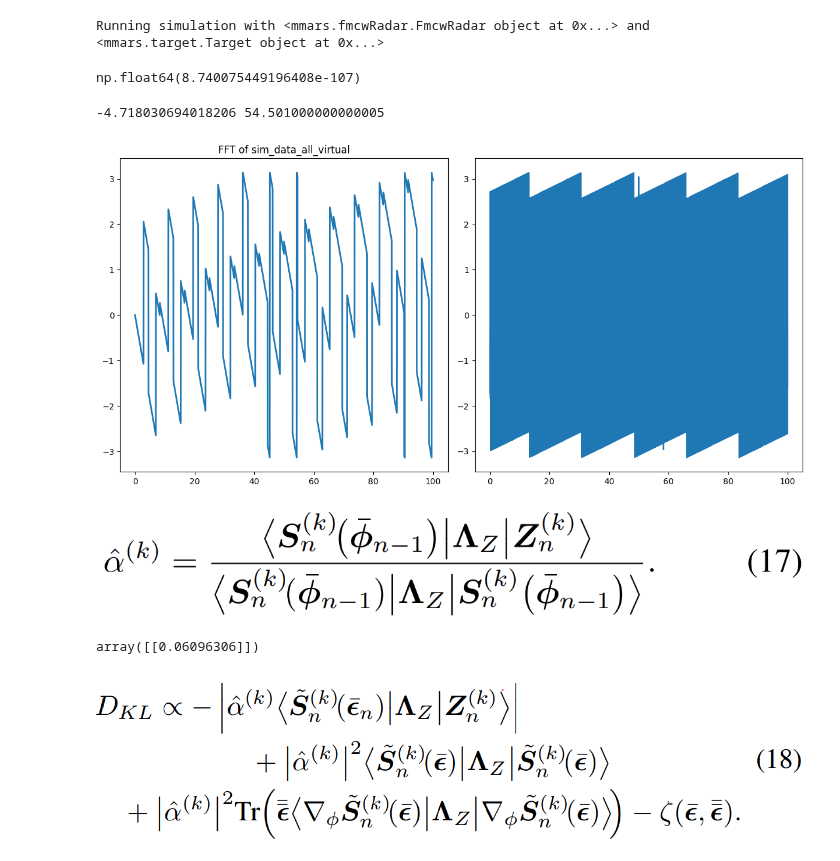
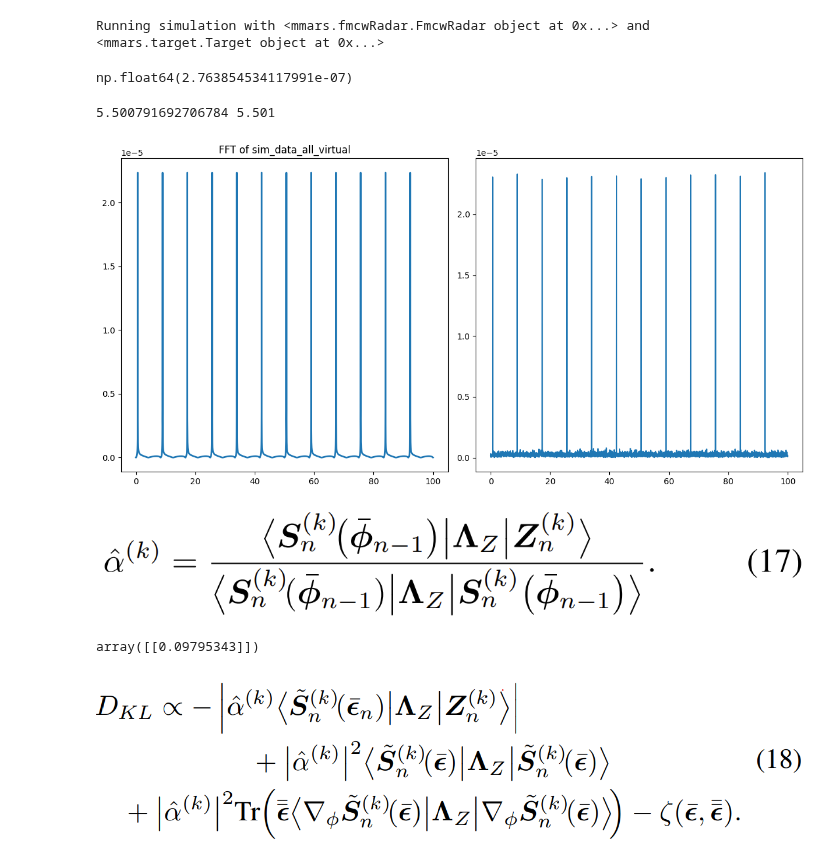
Before and after one commit to RHIMMELAND/MMARS, a Jupyter notebook: examples/MRBLaT_test.ipynb, the cells around one changed output. Drawn from its saved outputs; the diff is of its cells as text; code cells hidden in the pictures.

Commit message:
Updated signal model for the f_IF

```diff
--- a/examples/MRBLaT_test.ipynb
+++ b/examples/MRBLaT_test.ipynb
@@ -31,7 +31,7 @@ import mmars
 # %% [output]
 c:\Users\malth\OneDrive - Aarhus Universitet\Dokumenter\AAU-Studie\10. semester\NEW GIT\MMARS
 # %%
-radar_model_1 = mmars.FmcwRadar(position=np.array([[0,0]]), signalNoiseRatio=[2000, 10], N_chirps=1)
+radar_model_1 = mmars.FmcwRadar(position=np.array([[0,0]]), signalNoiseRatio=[10, 10], N_chirps=1)
 # %% [output]
 [[-0.02336045  0.        ]
  [-0.01557363  0.        ]
@@ -59,7 +59,7 @@ sim_data = simulation_data.get_data()
 lambda_z_coefficient = radar_model_1.get_standardDeviation()
 lambda_z_coefficient
 # %% [output]
-np.float64(8.740075449196408e-107)
+np.float64(2.763854534117991e-07)
 # %%
 wavelength = c/77e9
 
@@ -103,8 +103,7 @@ def generate_S_signal(
     phase_diff_TX_RX -= phase_diff_TX_RX[0,0]
 
     # Compute the Intermediate frequency (IF) frequency:
-    sweepBandwidth = chirp_Rate*T_chirp
-    f_IF = (2*radial_distance*sweepBandwidth)/(c*T_chirp)
+    f_IF = (2*radial_distance*chirp_Rate)/c
 
     # Compute the received power:
     received_power = transmitPower*gain*wavelength**2*radarCrossSection/( (4*np.pi)**3 * radial_distance**4)
@@ -114,10 +113,6 @@ def generate_S_signal(
     #time = np.linspace(0, N_samples/f_sampling, N_samples)[np.newaxis]
     for tx_idx in range(tx_antennas.shape[0]):
         for rx_idx in range(rx_antennas.shape[0]):
-            #S_signal[tx_idx, rx_idx, :, :] = (np.sin(((np.ones((N_chirps,1))@freqs) - f_IF)*2*T_chirp)/((np.ones((N_chirps,1))@freqs) - f_IF) # Changes with ADC samples
-             #                                           *np.exp(1j*phase_diff_TX_RX[tx_idx,rx_idx]*(np.ones((N_chirps,1))@np.ones((1,N_samples)))) # Changes with antennas
-              #                                      )
-
             #index = np.argmin(np.abs((np.ones((N_chirps,1))@freqs) - f_IF))
             #S_signal[tx_idx, rx_idx, :, :] = np.sinc(((np.ones((N_chirps,1))@freqs) - f_IF) *1/2 * T_chirp *1/np.pi) *np.exp(1j*phase_diff_TX_RX[tx_idx,rx_idx])# Changes with antennas
             #S_signal[tx_idx, rx_idx, :, :] = (np.exp(1j*2*np.pi*f_IF*(np.ones((N_chirps,1))@time)) # Changes with ADC samples
@@ -126,16 +121,11 @@ def generate_S_signal(
             S_signal[tx_idx, rx_idx, :, :] =  (np.exp(-1.j * freqs * N_samples/2) * np.sin((freqs - f_IF /f_sampling * 2 * np.pi) * (N_samples + 1) * 1/2) / np.sin((freqs - f_IF/f_sampling * 2 * np.pi)/2)
                                               )*np.exp(1j*phase_diff_TX_RX[tx_idx,rx_idx])
 
-
-            #S_signal_max_index = np.argmax(S_signal[tx_idx, rx_idx, :, :], axis=1)
-            #S_signal[tx_idx, rx_idx, :, :] = np.zeros(S_signal[tx_idx, rx_idx, :, :].shape)
-            #S_signal[tx_idx, rx_idx, :, S_signal_max_index] = 1
-    #S_signal = np.fft.fft(S_signal)
     S_signal *= np.sqrt(received_power) # Scale the signal based on the received power
 
-    return S_signal.flatten()[:, np.newaxis]#/np.sqrt(256)
+    return S_signal.flatten()[:, np.newaxis]/np.sqrt(256)
 # %%
-frame = 99
+frame = 1
 
 print(target_model_1.get_trajectory()[0][frame], target_model_1.get_trajectory()[1][frame])
 
@@ -157,26 +147,26 @@ data_fourier = np.sqrt(sim_data_all_virtual_energy/data_fourier_energy)*data_fou
 
 S_N = generate_S_signal(target_model_1.get_trajectory()[0][frame], target_model_1.get_trajectory()[1][frame])
 # %% [output]
--4.718030694018206 54.501000000000005
+5.500791692706784 5.501
 # %%
 fig, axs = plt.subplots(1, 2, figsize=(12, 6))
 
 
 #axs[0].plot(np.linspace(0, max_range, Ns), np.abs(data_fourier.T), lw=2)
-axs[0].plot(np.linspace(0, max_range, Ns), np.angle(S_N), lw=2)
-axs[1].plot(np.linspace(0, max_range, Ns), np.angle(data_fourier.T))
+axs[0].plot(np.linspace(0, max_range, Ns), np.abs(S_N), lw=2)
+axs[1].plot(np.linspace(0, max_range, Ns), np.abs(data_fourier.T))
 
 #axs[0].set_xlim([0, 10])
 axs[0].set_title('FFT of sim_data_all_virtual')
 
 
 #axs[1].set_xlim([0, 10])
 #axs[1].set_title('Generated S Signal')
 
 plt.tight_layout()
 plt.show()
 # %% [output]
-[figure, old version]
+[figure, new version]
 # %% [markdown]
 ![image.png](attachment:image.png)
 # %%
@@ -191,9 +181,9 @@ def alpha_hat(phi_mu_x, phi_mu_y, data_fourier):
 
     return (s_nn_H @ lambda_z @ data_fourier) / (s_nn_H @ lambda_z @ s_nn)
 # %%
-np.abs(alpha_hat(target_model_1.get_trajectory()[0][frame], target_model_1.get_trajectory()[1][frame], data_fourier.T))
+np.abs(alpha_hat(target_model_1.get_trajectory()[0][frame-1], target_model_1.get_trajectory()[1][frame-1], data_fourier.T))
 # %% [output]
-array([[0.06096306]])
+array([[0.09795343]])
 # %%
 def jacobian_S(epsilon,
                         position = np.array([0, 0]),
```
Also changed, not shown: parts of 17 cells of this notebook, 5 other files.
